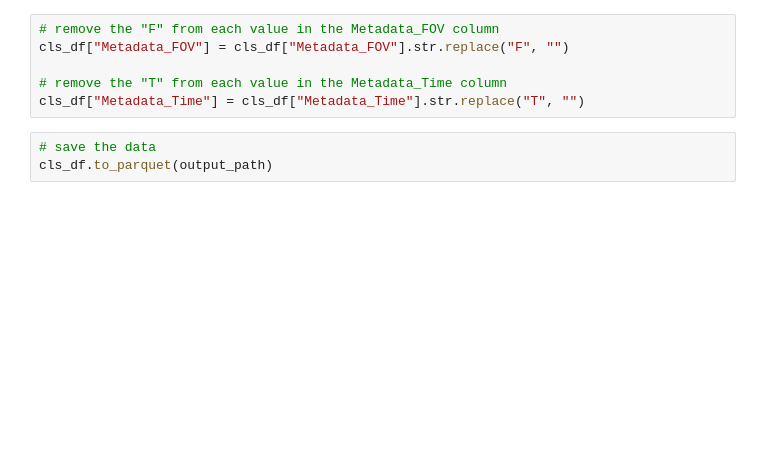
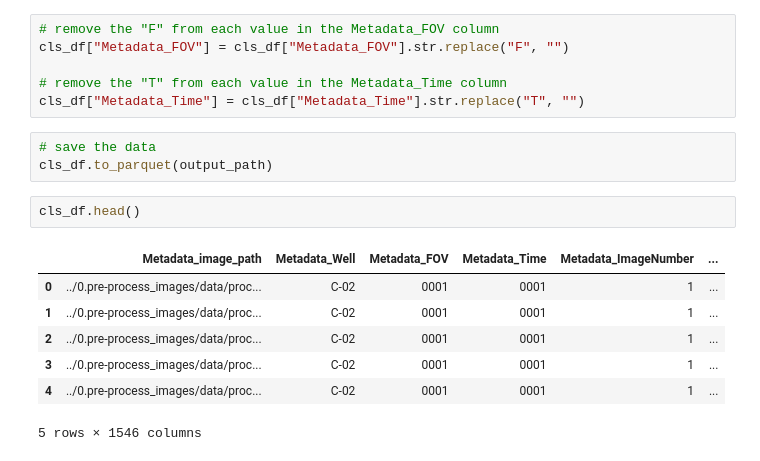
Before and after one commit to WayScience/live_cell_timelapse_apoptosis, a Jupyter notebook: 6.scDINO_analysis/2.scDINO_processing/notebooks/0.scDINO_processing_individual_channels.ipynb, the cells around one changed output. Drawn from its saved outputs; the diff is of its cells as text; blank space fills up the shorter version.

```diff
--- a/6.scDINO_analysis/2.scDINO_processing/notebooks/0.scDINO_processing_individual_channels.ipynb
+++ b/6.scDINO_analysis/2.scDINO_processing/notebooks/0.scDINO_processing_individual_channels.ipynb
@@ -170,3 +185,13 @@ cls_df["Metadata_Time"] = cls_df["Metadata_Time"].str.replace("T", "")
 # %%
 # save the data
 cls_df.to_parquet(output_path)
+# %%
+cls_df.head()
+# %% [output]
+|  | Metadata_image_path | Metadata_Well | Metadata_FOV | Metadata_Time | Metadata_ImageNumber | ... |
+| 0 | ../0.pre-process_images/data/proc... | C-02 | 0001 | 0001 | 1 | ... |
+| 1 | ../0.pre-process_images/data/proc... | C-02 | 0001 | 0001 | 1 | ... |
+| 2 | ../0.pre-process_images/data/proc... | C-02 | 0001 | 0001 | 1 | ... |
+| 3 | ../0.pre-process_images/data/proc... | C-02 | 0001 | 0001 | 1 | ... |
+| 4 | ../0.pre-process_images/data/proc... | C-02 | 0001 | 0001 | 1 | ... |
+5 rows × 1546 columns
```
Also changed, not shown: parts of 7 cells of this notebook, 19 other files.
